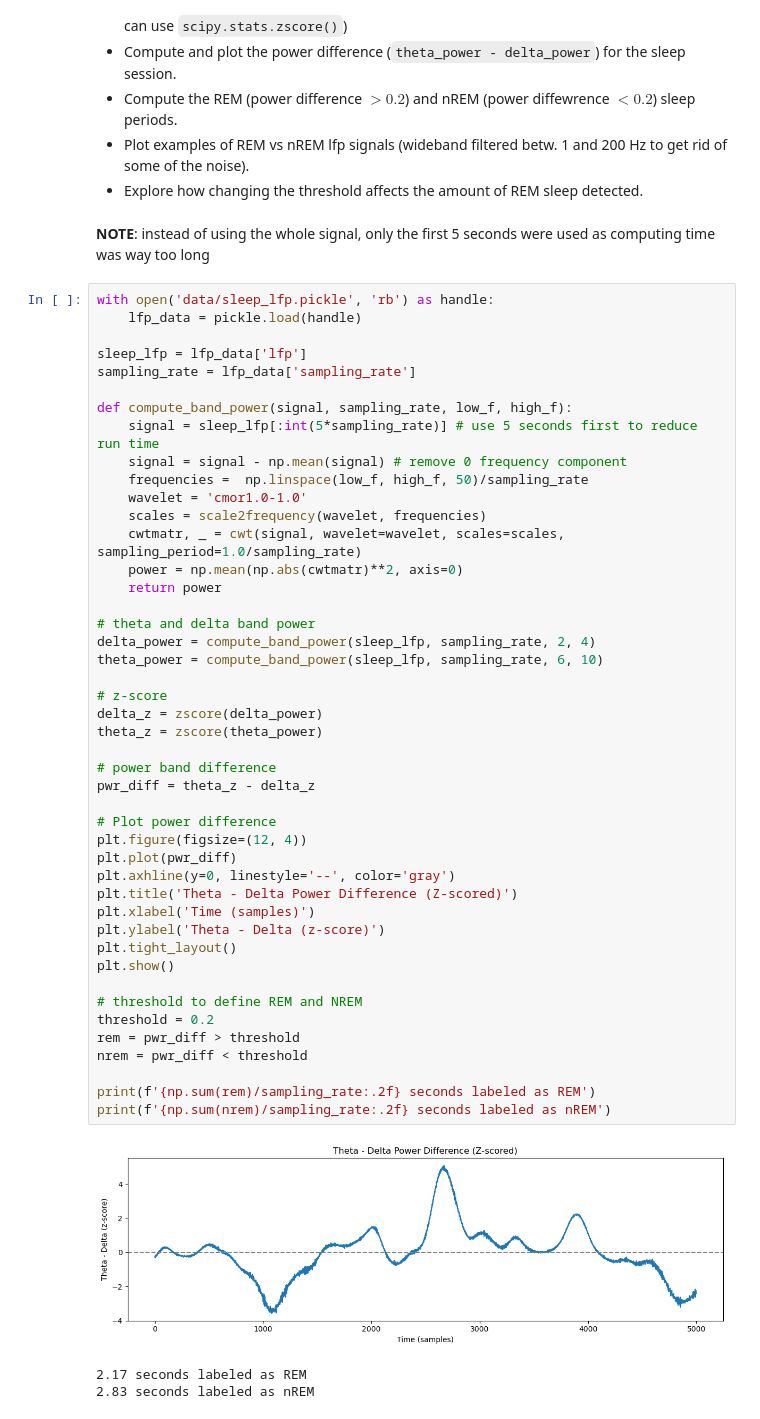
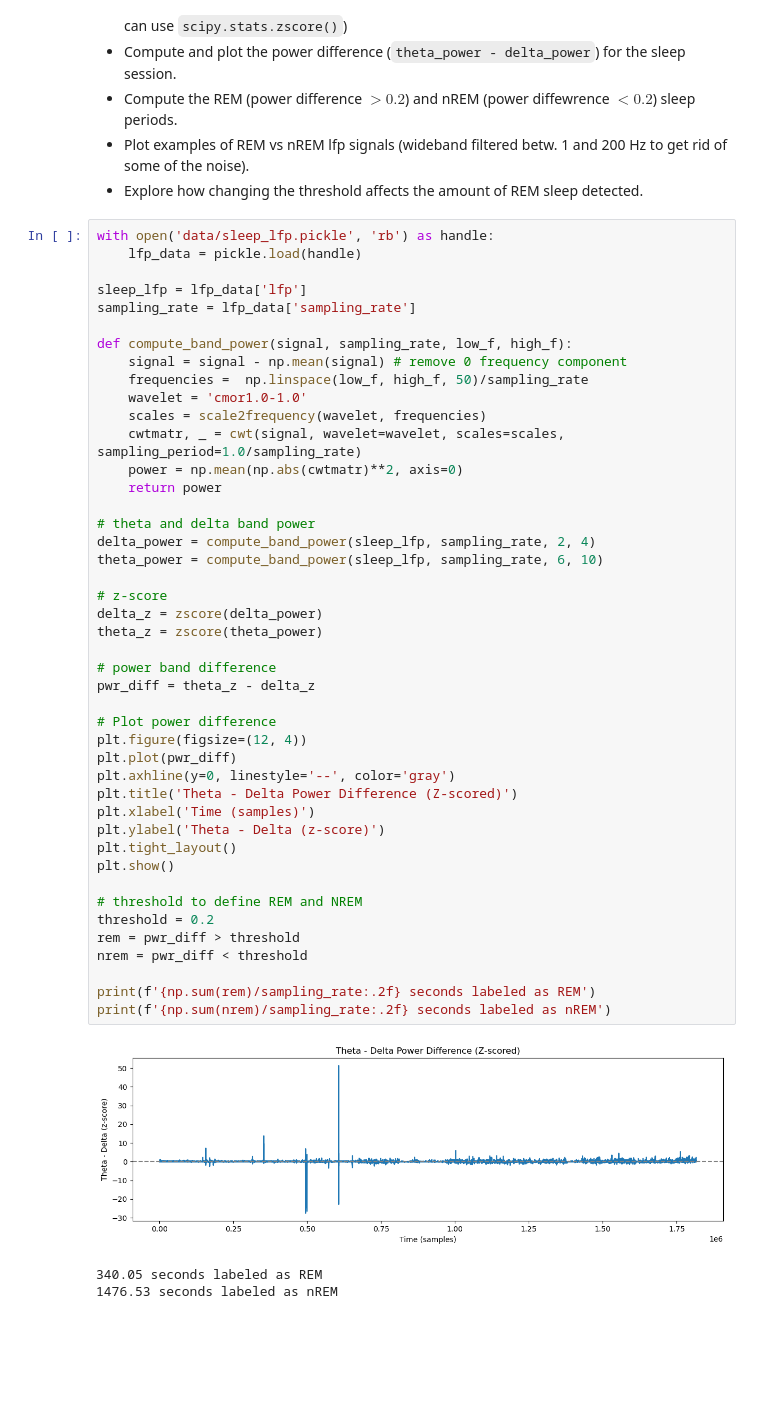
Before and after one commit to lschlinkheider/neuroanalysis, a Jupyter notebook: neural_data/01-local_field_potential/exercises.ipynb, the cells around one changed output. Drawn from its saved outputs; the diff is of its cells as text; blank space fills up the shorter version.

```diff
--- a/neural_data/01-local_field_potential/exercises.ipynb
+++ b/neural_data/01-local_field_potential/exercises.ipynb
@@ -235,8 +235,6 @@ In this exercise we will use the tools we learned about to detect and inspect th
 - Compute the REM (power difference $>0.2$) and nREM (power diffewrence $<0.2$) sleep periods.
 - Plot examples of REM vs nREM lfp signals (wideband filtered betw. 1 and 200 Hz to get rid of some of the noise).
 - Explore how changing the threshold affects the amount of REM sleep detected.
-# %% [markdown]
-**NOTE**: instead of using the whole signal, only the first 5 seconds were used as computing time was way too long
 # %%
 with open('data/sleep_lfp.pickle', 'rb') as handle:
     lfp_data = pickle.load(handle)
@@ -245,7 +243,6 @@ sleep_lfp = lfp_data['lfp']
 sampling_rate = lfp_data['sampling_rate']
 
 def compute_band_power(signal, sampling_rate, low_f, high_f):
-    signal = sleep_lfp[:int(5*sampling_rate)] # use 5 seconds first to reduce run time
     signal = signal - np.mean(signal) # remove 0 frequency component
     frequencies =  np.linspace(low_f, high_f, 50)/sampling_rate
     wavelet = 'cmor1.0-1.0'
@@ -256,33 +253,33 @@ def compute_band_power(signal, sampling_rate, low_f, high_f):
 
 # theta and delta band power
 delta_power = compute_band_power(sleep_lfp, sampling_rate, 2, 4)
 theta_power = compute_band_power(sleep_lfp, sampling_rate, 6, 10)
 
 # z-score
 delta_z = zscore(delta_power)
 theta_z = zscore(theta_power)
 
 # power band difference
 pwr_diff = theta_z - delta_z
 
 # Plot power difference
 plt.figure(figsize=(12, 4))
 plt.plot(pwr_diff)
 plt.axhline(y=0, linestyle='--', color='gray')
 plt.title('Theta - Delta Power Difference (Z-scored)')
 plt.xlabel('Time (samples)')
 plt.ylabel('Theta - Delta (z-score)')
 plt.tight_layout()
 plt.show()
 
 # threshold to define REM and NREM
 threshold = 0.2
 rem = pwr_diff > threshold
 nrem = pwr_diff < threshold
 
 print(f'{np.sum(rem)/sampling_rate:.2f} seconds labeled as REM')
 print(f'{np.sum(nrem)/sampling_rate:.2f} seconds labeled as nREM')
 # %% [output]
-[figure, old version]
+[figure, new version]
-2.17 seconds labeled as REM
-2.83 seconds labeled as nREM
+340.05 seconds labeled as REM
+1476.53 seconds labeled as nREM
```
Also changed, not shown: parts of 5 cells of this notebook.
